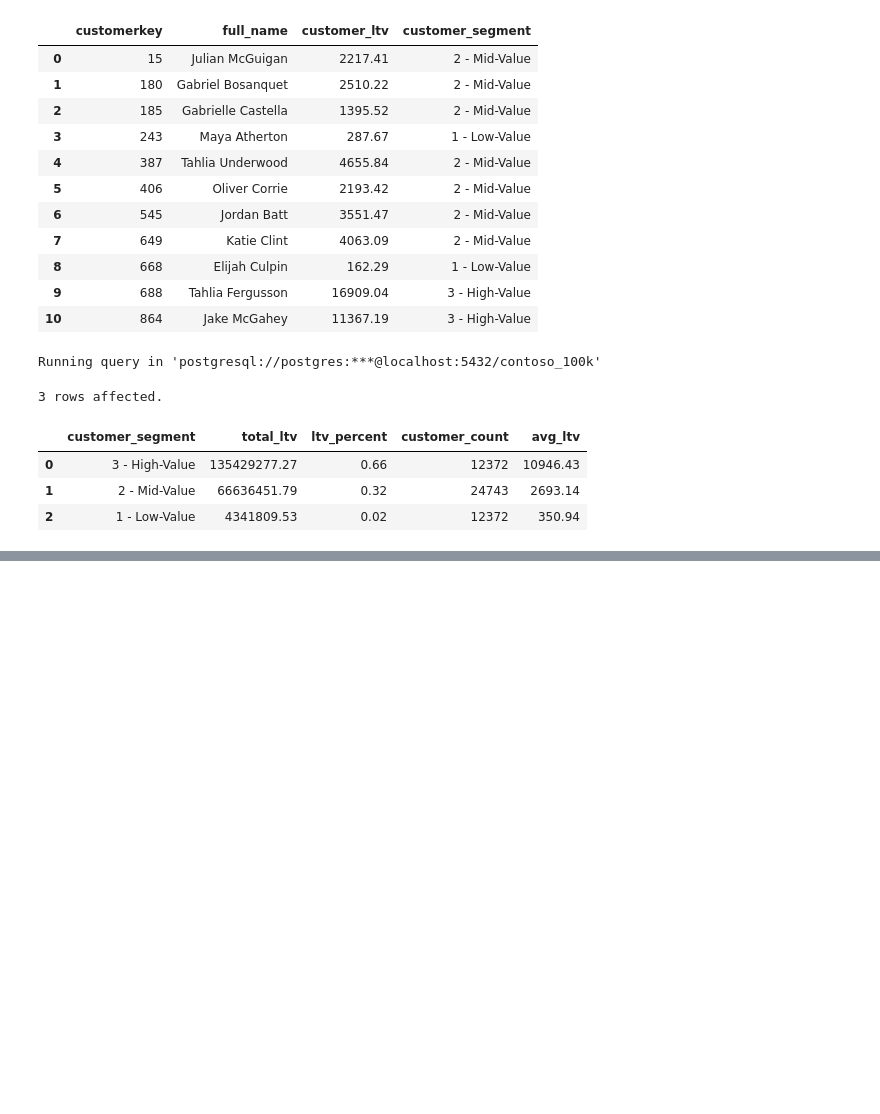
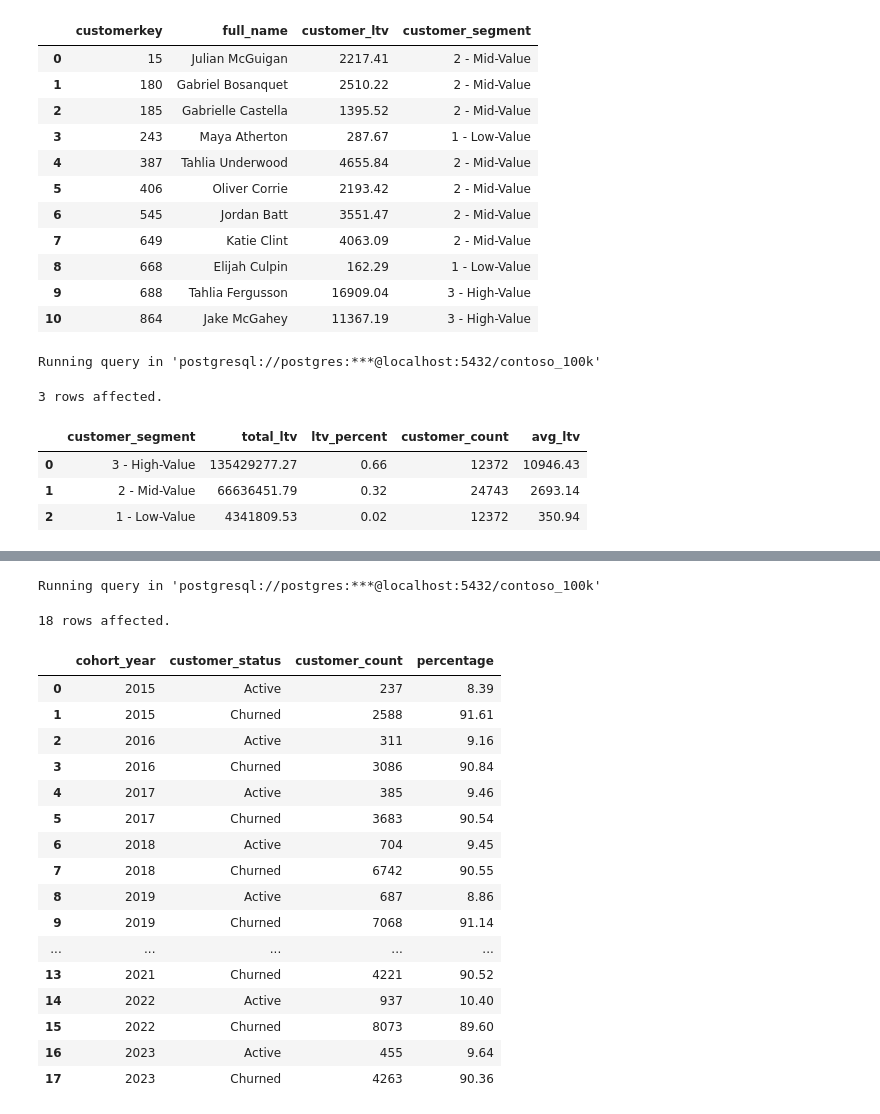
Before and after one commit to Vugar-Nasirli/SQL_Project_Beginner, a Jupyter notebook: Resources/Blank_SQL_Notebook.ipynb, the cells around one changed output, grey strips where cells are left out. Drawn from its saved outputs; the diff is of its cells as text; code cells hidden in the pictures; blank space fills up the shorter version.

```diff
--- a/Resources/Blank_SQL_Notebook.ipynb
+++ b/Resources/Blank_SQL_Notebook.ipynb
@@ -1939,0 +2156,80 @@ Running query in 'postgresql://postgres:***@localhost:5432/contoso_100k'
+# %%
+%%sql
+
+--------------------- Retention Status by Cohort Year --------------------------
+
+WITH date_table AS
+(
+SELECT
+  MAX(orderdate) - INTERVAL '6 month' AS final_date
+FROM
+  sales
+),
+
+retention_table AS
+(
+SELECT
+  customerkey,
+  full_name,
+  first_purchase_date,
+  MAX(orderdate) AS last_purchase_date
+FROM
+  cohort_analysis
+GROUP BY
+  customerkey,
+  full_name,
+  first_purchase_date
+ORDER BY
+  customerkey
+),
+
+retention_status AS
+(
+SELECT
+  ret.customerkey,
+  ret.full_name,
+  ret.last_purchase_date,
+  CASE
+    WHEN ret.last_purchase_date < final_date THEN 'Churned'
+    ELSE 'Active'
+  END AS customer_status
+FROM
+  retention_table ret
+  CROSS JOIN date_table dt
+WHERE
+  ret.first_purchase_date < final_date
+)
+
+SELECT
+  cohort_year,
+  customer_status,
+  COUNT(DISTINCT rs.customerkey) AS customer_count,
+  ROUND(COUNT(DISTINCT rs.customerkey) / SUM(COUNT(DISTINCT rs.customerkey)) OVER(PARTITION BY cohort_year) * 100, 2) AS percentage
+FROM
+  retention_status rs
+  LEFT JOIN cohort_analysis ca ON ca.customerkey = rs.customerkey
+GROUP BY
+  cohort_year,
+  customer_status
+ORDER BY
+  cohort_year;
+# %% [output]
+Running query in 'postgresql://postgres:***@localhost:5432/contoso_100k'
+18 rows affected.
+|  | cohort_year | customer_status | customer_count | percentage |
+| 0 | 2015 | Active | 237 | 8.39 |
+| 1 | 2015 | Churned | 2588 | 91.61 |
+| 2 | 2016 | Active | 311 | 9.16 |
+| 3 | 2016 | Churned | 3086 | 90.84 |
+| 4 | 2017 | Active | 385 | 9.46 |
+| 5 | 2017 | Churned | 3683 | 90.54 |
+| 6 | 2018 | Active | 704 | 9.45 |
+| 7 | 2018 | Churned | 6742 | 90.55 |
+| 8 | 2019 | Active | 687 | 8.86 |
+| 9 | 2019 | Churned | 7068 | 91.14 |
+| ... | ... | ... | ... | ... |
+| 13 | 2021 | Churned | 4221 | 90.52 |
+| 14 | 2022 | Active | 937 | 10.40 |
+| 15 | 2022 | Churned | 8073 | 89.60 |
+| 16 | 2023 | Active | 455 | 9.64 |
+| 17 | 2023 | Churned | 4263 | 90.36 |
```
Also changed, not shown: parts of 13 cells of this notebook.
